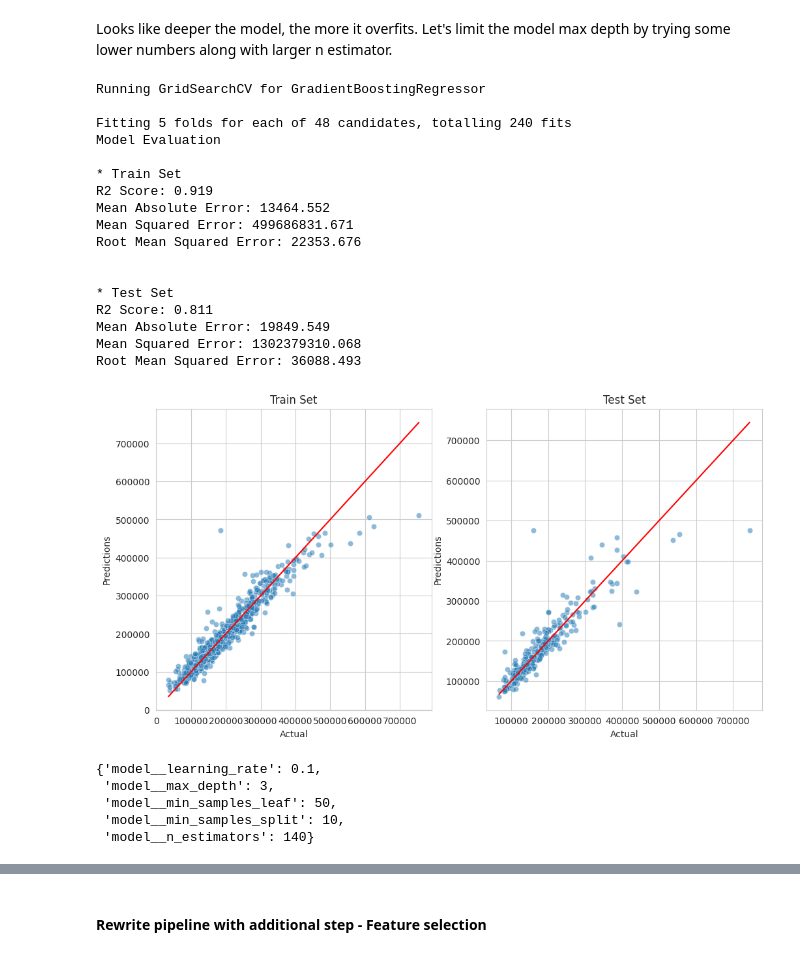
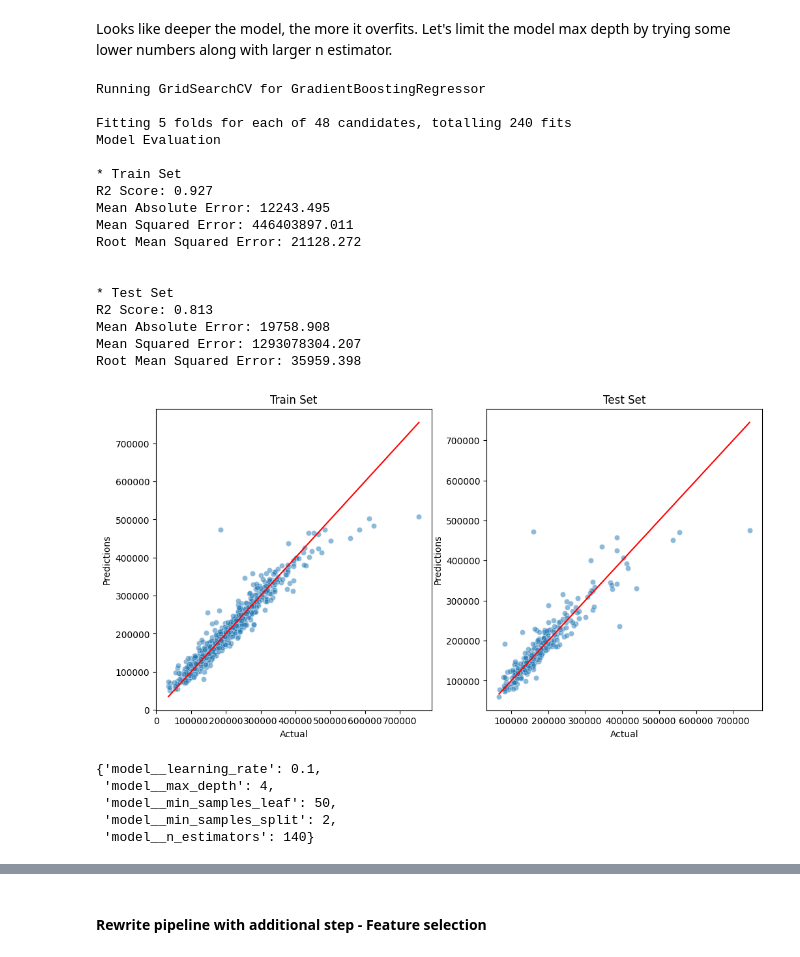
Before and after one commit to ysgurjar/pp5_project_heritage_housing, a Jupyter notebook: jupyter_notebooks/05.modelling_and_evaluation.ipynb, the cells around one changed output, grey strips where cells are left out. Saved outputs shown, nothing was run; the diff lists cells and outputs as text; code cells hidden in the pictures.

```diff
--- a/jupyter_notebooks/05.modelling_and_evaluation.ipynb
+++ b/jupyter_notebooks/05.modelling_and_evaluation.ipynb
@@ -490,59 +498,60 @@ Root Mean Squared Error: 40673.824
 Looks like deeper the model, the more it overfits. Let's limit the model max depth by trying some lower numbers along with larger n estimator.
 # %%
 params_search = {
-        "GradientBoostingRegressor": {    'model__learning_rate': [0.05, 0.1],
-    'model__max_depth': [3, 4, 5],
-    'model__min_samples_leaf': [50, 100],
-    'model__min_samples_split': [2, 10],
-    'model__n_estimators': [140, 200]
+        "GradientBoostingRegressor": {
+        'model__learning_rate': [0.05, 0.1],    # attempting slower learning rate
+        'model__max_depth': [3, 4, 5],          # limiting model max depth
+        'model__min_samples_leaf': [50, 100],
+        'model__min_samples_split': [2, 10],
+        'model__n_estimators': [140, 200]       # trying higher n estimators
         },
 }
 
 # Refit the pipeline
 
 # search for algo and hyper parameters
 search = HyperparameterOptimizationSearch(models=models_search, params=params_search)
 search.fit(X_train, y_train, scoring = 'r2', n_jobs=-1, cv=5)
 
 # save result matrix
 grid_search_summary, grid_search_pipelines = search.score_summary(sort_by='mean_score')
 
 # extract best model and its parameters with
 best_model= grid_search_summary.iloc[0,0]
 best_parameters = grid_search_pipelines[best_model].best_params_
 
 # get the best pipeline
 best_regressor_pipeline = grid_search_pipelines[best_model].best_estimator_
 
 # check its regression performance
 regression_performance(X_train, y_train, X_test, y_test,best_regressor_pipeline)
 regression_evaluation_plots(X_train, y_train, X_test, y_test, best_regressor_pipeline)
 # %% [output]
 Running GridSearchCV for GradientBoostingRegressor
 
 Fitting 5 folds for each of 48 candidates, totalling 240 fits
 Model Evaluation
 
 * Train Set
-R2 Score: 0.919
-Mean Absolute Error: 13464.552
-Mean Squared Error: 499686831.671
-Root Mean Squared Error: 22353.676
+R2 Score: 0.927
+Mean Absolute Error: 12243.495
+Mean Squared Error: 446403897.011
+Root Mean Squared Error: 21128.272
 
 
 * Test Set
-R2 Score: 0.811
-Mean Absolute Error: 19849.549
-Mean Squared Error: 1302379310.068
-Root Mean Squared Error: 36088.493
+R2 Score: 0.813
+Mean Absolute Error: 19758.908
+Mean Squared Error: 1293078304.207
+Root Mean Squared Error: 35959.398
-[figure, old version]
+[figure, new version]
 # %%
 best_parameters
 # %% [output]
 {'model__learning_rate': 0.1,
- 'model__max_depth': 3,
+ 'model__max_depth': 4,
  'model__min_samples_leaf': 50,
- 'model__min_samples_split': 10,
+ 'model__min_samples_split': 2,
  'model__n_estimators': 140}
 # %% [markdown]
 The previous R2 score for Train and Test were 0.94 and 0.81.
```
Also changed, not shown: parts of 26 cells of this notebook, 5 other files.
